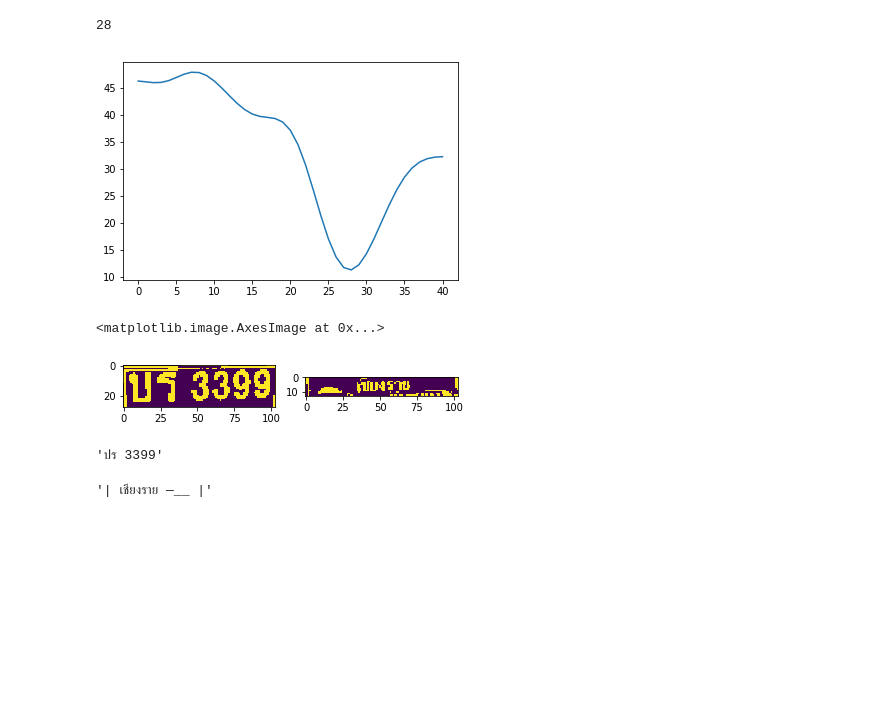
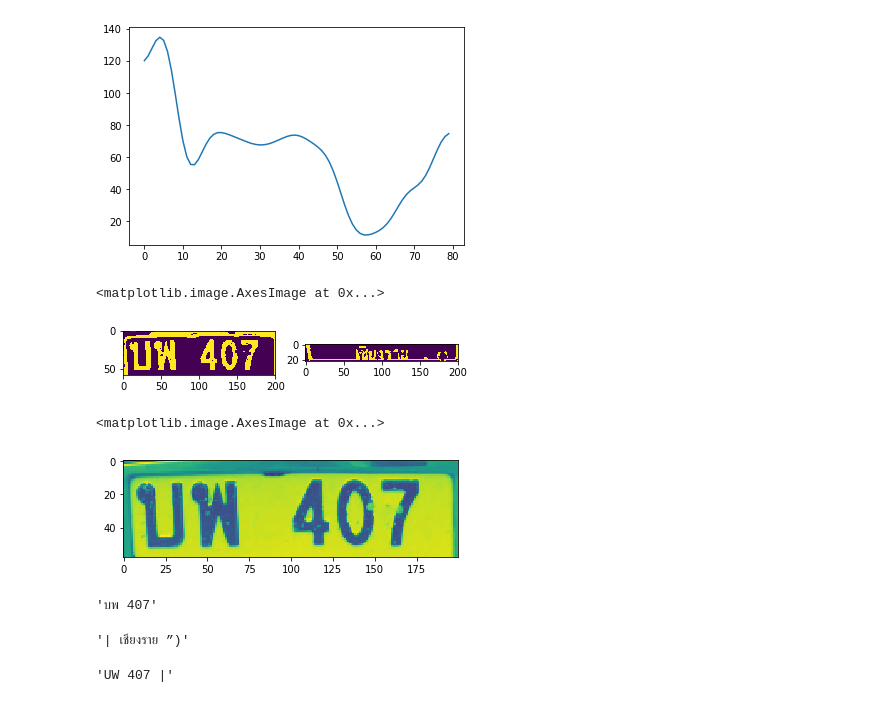
Before and after one commit to pchaow/HornbillCourse, a Jupyter notebook: plateReading.ipynb, the cells around one changed output. Drawn from its saved outputs; the diff is of its cells as text; code cells hidden in the pictures; blank space fills up the shorter version.

```diff
--- a/plateReading.ipynb
+++ b/plateReading.ipynb
@@ -8,7 +8,8 @@ from scipy import ndimage
 from scipy.ndimage.filters import gaussian_filter1d
 import pytesseract
 # %%
-x = cv.imread('./cars/positive/resize_step_3_008.jpg')
+x = cv.imread('./cars/positive/S_8167621046436_013.jpg')
+x = cv.resize(x,(200,80))
 plt.imshow(x)
 # %% [output]
 <matplotlib.image.AxesImage at 0x...>
@@ -40,15 +41,14 @@ plt.plot(hist)
 # %%
 hist2 = gaussian_filter1d(hist,3)
 plt.plot(hist2)
-print (np.argmin(hist2))
+minHist = np.argmin(hist2)
 # %% [output]
-28
-[figure, old version]
+[figure, new version]
 # %%
 plt.subplot(1,2,1)
-plt.imshow(adaptive[:28,:])
+plt.imshow(adaptive[:minHist,:])
 plt.subplot(1,2,2)
-plt.imshow(adaptive[28:,:])
+plt.imshow(adaptive[minHist:,:])
 # %% [output]
 <matplotlib.image.AxesImage at 0x...>
-[figure, old version]
+[figure, new version]
@@ -58,10 +55,22 @@ im2 = gray[28:,:]
+# %%
+im1 = np.copy(gray[:minHist,:])
+im2 = np.copy(gray[minHist:,:])
+plt.imshow(im1)
+# %% [output]
+<matplotlib.image.AxesImage at 0x...>
+[figure, added]
 # %%
-pytesseract.image_to_string(im1, lang='tha+eng', boxes=False, \
-        config='--psm 10 --oem 1')
+pytesseract.image_to_string(im1, lang='tha+eng', boxes=False,
+                            config='--psm 10 --oem 1')
 # %% [output]
-'ปร 3399'
+'บพ 407'
 # %%
-pytesseract.image_to_string(im2, lang='tha+eng', boxes=False, \
-        config='--psm 10 --oem 1')
+pytesseract.image_to_string(im2, lang='tha+eng', boxes=False,
+                            config='--psm 10 --oem 1')
 # %% [output]
-'| เชียงราย —__ |'
+'| เชียงราย ”)'
+# %%
+pytesseract.image_to_string(x, lang='tha+eng', \
+        config='--psm 13 --oem 1')
+# %% [output]
+'UW 407 |'
```
Also changed, not shown: parts of 14 cells of this notebook.
